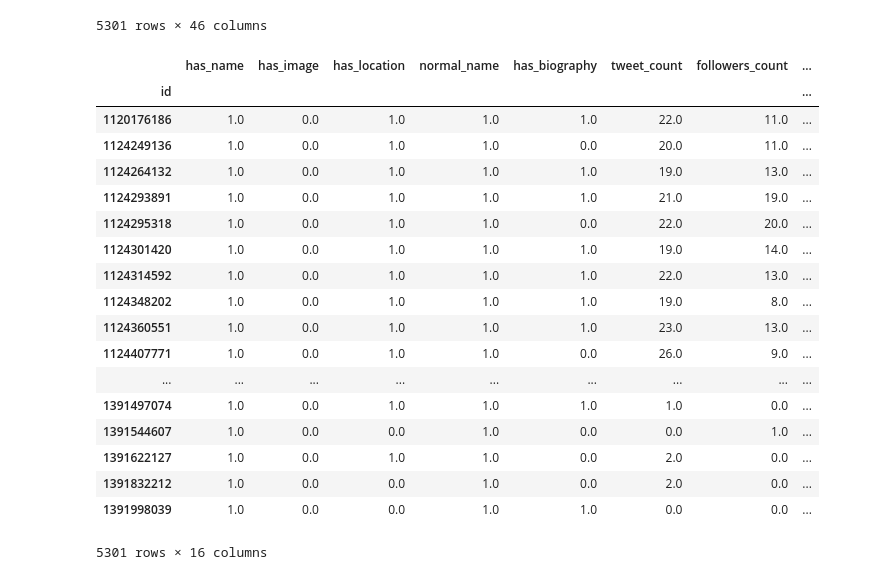
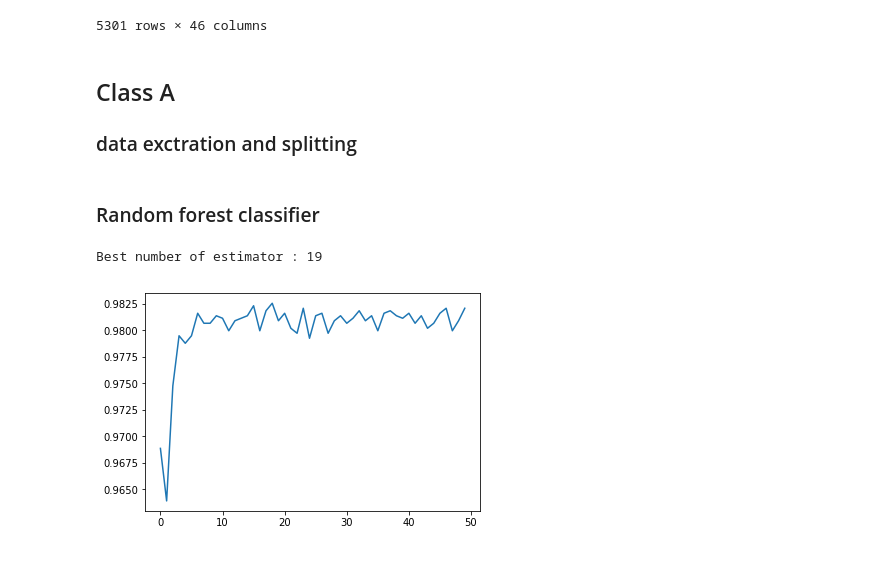
Before and after one commit to etnarek/INFO-Y-120, a Jupyter notebook: project3/project.ipynb, the cells around one changed output. Drawn from its saved outputs; the diff is of its cells as text; code cells hidden in the pictures.

```diff
--- a/project3/project.ipynb
+++ b/project3/project.ipynb
@@ -66,30 +71,11 @@ cresci2015
 | 1391832212 | Harriett Harvey | HarriettHarvey9 | 2 | 0 | 16 | 0 | 0 | ... |
 | 1391998039 | Gillian Wheeler | GillianWheeler3 | 0 | 0 | 17 | 0 | 0 | ... |
 5301 rows × 46 columns
+# %% [markdown]
+## Class A
+### data exctration and splitting
 # %%
 X = cresci2015[featuresA].astype("float32").replace([np.inf, -np.inf], np.nan).fillna(0)
 Y = (cresci2015.dataset == "TFP") | (cresci2015.dataset == "E13")
 Y = Y.astype("int")
-# %%
-X
-# %% [output]
-|  | has_name | has_image | has_location | normal_name | has_biography | tweet_count | followers_count | ... |
-| id |  |  |  |  |  |  |  | ... |
-| 1120176186 | 1.0 | 0.0 | 1.0 | 1.0 | 1.0 | 22.0 | 11.0 | ... |
-| 1124249136 | 1.0 | 0.0 | 1.0 | 1.0 | 0.0 | 20.0 | 11.0 | ... |
-| 1124264132 | 1.0 | 0.0 | 1.0 | 1.0 | 1.0 | 19.0 | 13.0 | ... |
-| 1124293891 | 1.0 | 0.0 | 1.0 | 1.0 | 1.0 | 21.0 | 19.0 | ... |
-| 1124295318 | 1.0 | 0.0 | 1.0 | 1.0 | 0.0 | 22.0 | 20.0 | ... |
-| 1124301420 | 1.0 | 0.0 | 1.0 | 1.0 | 1.0 | 19.0 | 14.0 | ... |
-| 1124314592 | 1.0 | 0.0 | 1.0 | 1.0 | 1.0 | 22.0 | 13.0 | ... |
-| 1124348202 | 1.0 | 0.0 | 1.0 | 1.0 | 1.0 | 19.0 | 8.0 | ... |
-| 1124360551 | 1.0 | 0.0 | 1.0 | 1.0 | 1.0 | 23.0 | 13.0 | ... |
-| 1124407771 | 1.0 | 0.0 | 1.0 | 1.0 | 0.0 | 26.0 | 9.0 | ... |
-| ... | ... | ... | ... | ... | ... | ... | ... | ... |
-| 1391497074 | 1.0 | 0.0 | 1.0 | 1.0 | 1.0 | 1.0 | 0.0 | ... |
-| 1391544607 | 1.0 | 0.0 | 0.0 | 1.0 | 0.0 | 0.0 | 1.0 | ... |
-| 1391622127 | 1.0 | 0.0 | 1.0 | 1.0 | 0.0 | 2.0 | 0.0 | ... |
-| 1391832212 | 1.0 | 0.0 | 0.0 | 1.0 | 0.0 | 2.0 | 0.0 | ... |
-| 1391998039 | 1.0 | 0.0 | 0.0 | 1.0 | 1.0 | 0.0 | 0.0 | ... |
-5301 rows × 16 columns
 # %%
@@ -96,0 +83,13 @@ X_train, X_test, Y_train, Y_test = train_test_split(X, Y, test_size=0.33)
+# %% [markdown]
+### Random forest classifier
+# %%
+scores = []
+for i in range(50):
+    clf = RandomForestClassifier(n_estimators=i+1)
+    s = cross_val_score(clf, X_train, Y_train, cv=5)
+    scores.append(s.mean())
+plt.plot(scores);
+print("Best number of estimator : " + str(np.argmax(scores) + 1))
+# %% [output]
+Best number of estimator : 19
+[figure, added]
```
Also changed, not shown: parts of 17 cells of this notebook.
